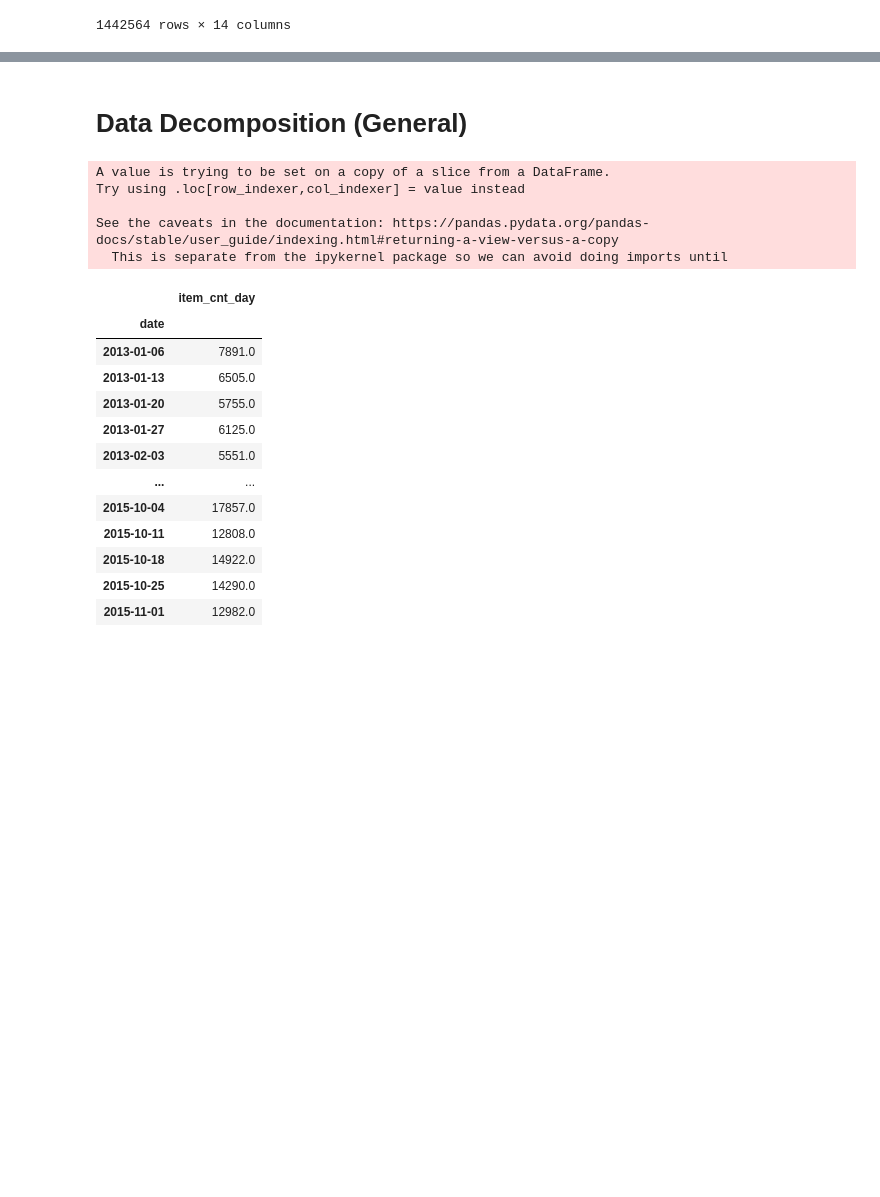
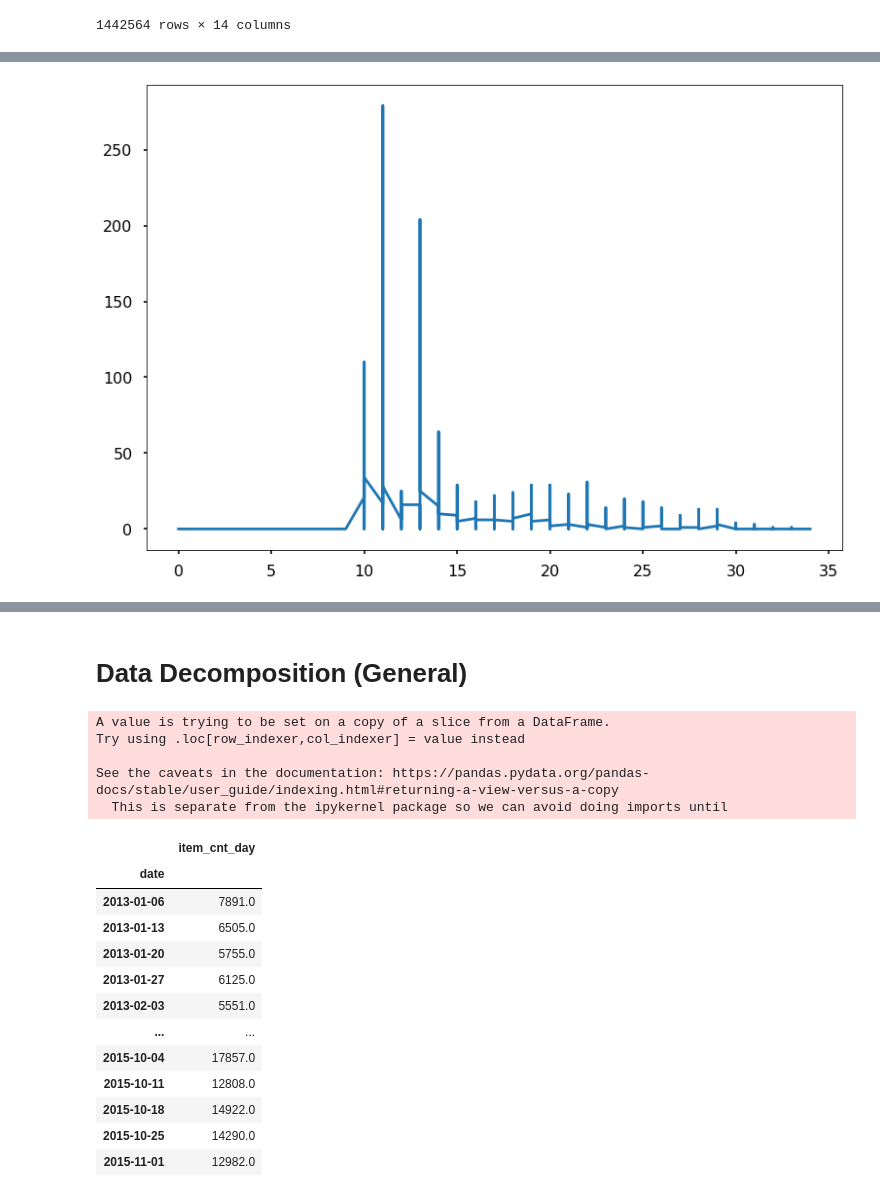
Before and after one commit to mingxiang1006/Predict_Futre_Sale, a Jupyter notebook: src/Forecast_Modelling_Clean_Test.ipynb, the cells around one changed output, grey strips where cells are left out. Saved outputs shown, nothing was run; the diff lists cells and outputs as text; code cells hidden in the pictures; blank space fills up the shorter version.

```diff
--- a/src/Forecast_Modelling_Clean_Test.ipynb
+++ b/src/Forecast_Modelling_Clean_Test.ipynb
@@ -108,0 +145,11 @@ plt.show()
+# %%
+salesTable= salesTable.drop('index',axis=1)
+
+#Add Test Data month 34 as well
+test_data=test_input.reset_index().drop(columns=['ID'])
+test_data['date_block_num']=34
+
+
+salesTable=salesTable.append(test_data).fillna(0)
+salesTable.drop(columns=['index'])
+normData_for_pred = salesTable
@@ -108,0 +195,3 @@ plt.show()
+# %%
+norm_6675= normData_for_pred.loc[(normData_for_pred['item_id']==6675)]
+norm_6675
@@ -108,0 +245,10 @@ plt.show()
+# %%
+# Visualize the data
+
+x= norm_6675['date_block_num']
+y= norm_6675['item_cnt_month']
+
+plt.plot(x,y)
+plt.show()
+# %% [output]
+[figure, added]
```
Also changed, not shown: parts of 122 cells of this notebook.
